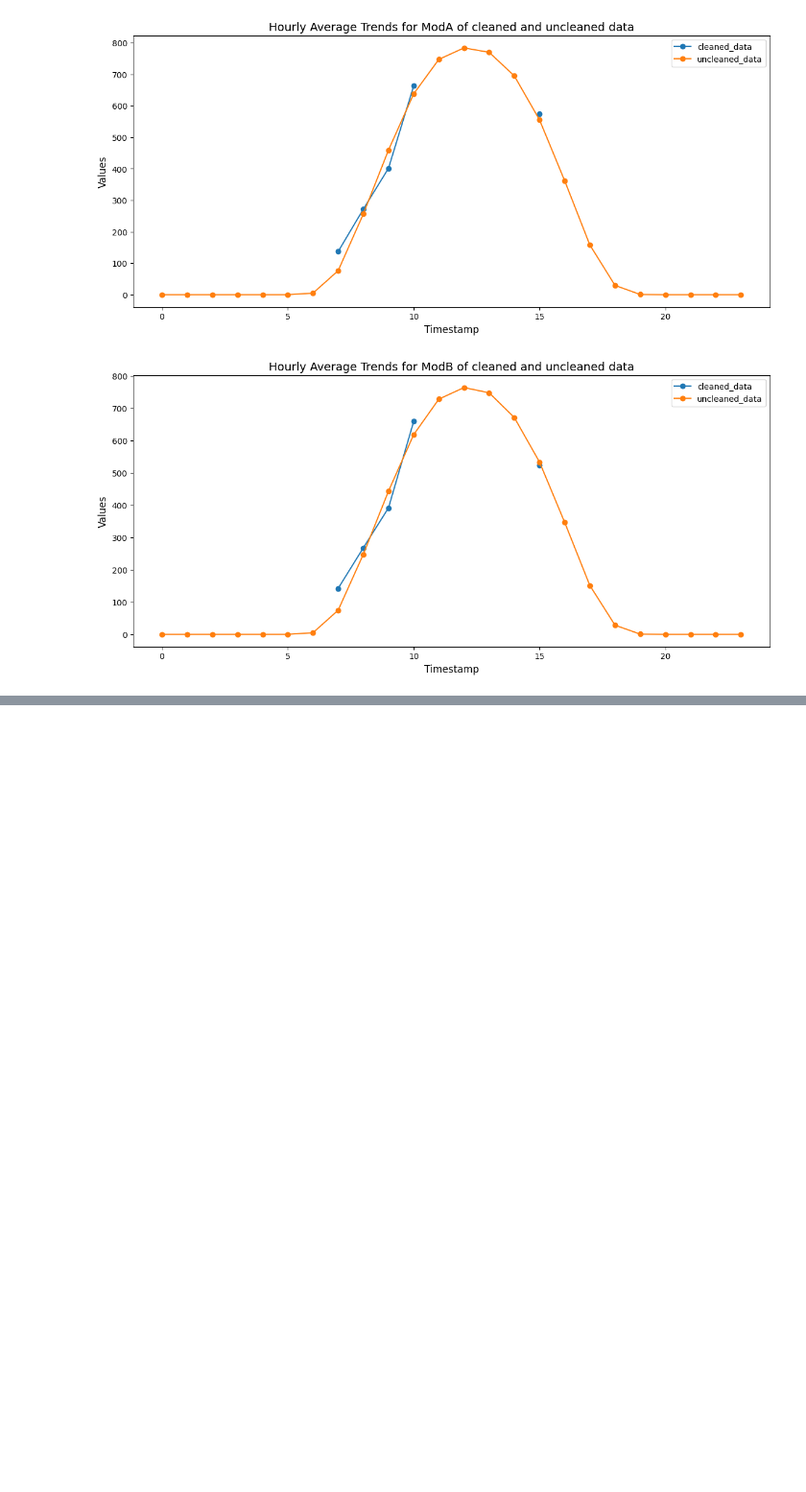
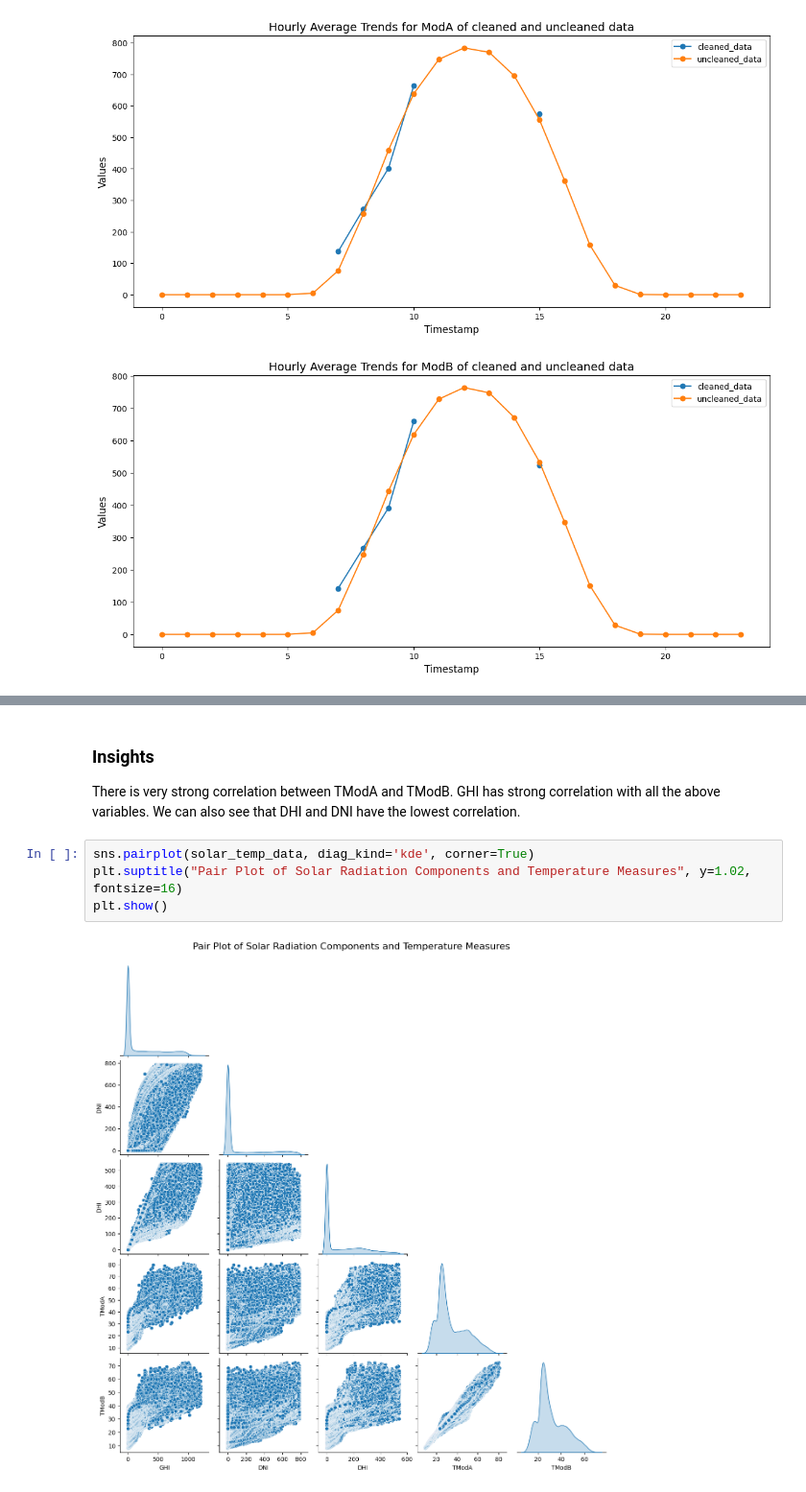
Before and after one commit to KalebAsratemedhin/KAIM-Week0, a Jupyter notebook: notebooks/eda_benin_malanville.ipynb, the cells around one changed output, grey strips where cells are left out. Shown at 96% size. Drawn from its saved outputs; the diff is of its cells as text; blank space fills up the shorter version.

```diff
--- a/notebooks/eda_benin_malanville.ipynb
+++ b/notebooks/eda_benin_malanville.ipynb
@@ -280,0 +300,9 @@ time_series_line_graph('Hourly Average Trends for ModB of cleaned and uncleaned
+# %% [markdown]
+### Insights
+There is very strong correlation between TModA and TModB. GHI has strong correlation with all the above variables. We can also see that DHI and DNI have the lowest correlation.
+# %%
+sns.pairplot(solar_temp_data, diag_kind='kde', corner=True)
+plt.suptitle("Pair Plot of Solar Radiation Components and Temperature Measures", y=1.02, fontsize=16)
+plt.show()
+# %% [output]
+[figure, added]
```
Also changed, not shown: parts of 10 cells of this notebook, 1 other file.
